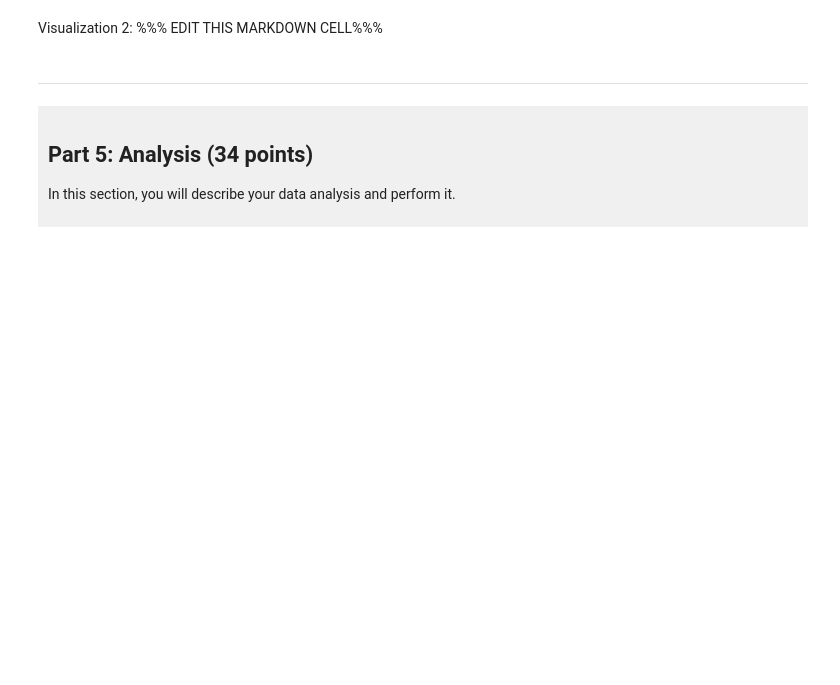
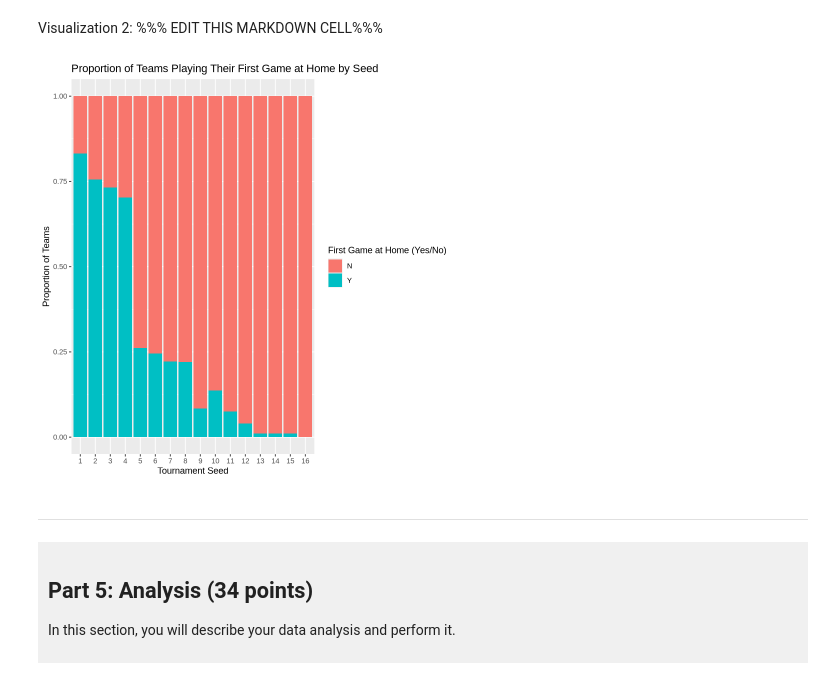
Before and after one commit to SurabhiP2/dsci-100-project-surabhi-phadke, a Jupyter notebook: dsci-100-project-notebook.ipynb, the cells around one changed output. Drawn from its saved outputs; the diff is of its cells as text; code cells hidden in the pictures; blank space fills up the shorter version.

```diff
--- a/dsci-100-project-notebook.ipynb
+++ b/dsci-100-project-notebook.ipynb
@@ -326,7 +395,17 @@ Visualization 1: %%% EDIT THIS MARKDOWN CELL%%%
 # %% [markdown]
 Visualization 2: %%% EDIT THIS MARKDOWN CELL%%%
 # %%
-### EDIT THIS CODE CELL FOR VISUALIZATION 2###
+seed_bar_plot <- march_madness_tidy |>
+    ggplot(aes(x = as.factor(seed), fill = first_game_at_home))+
+    geom_bar(position = "fill")+
+    labs(x = "Tournament Seed",
+         y = "Proportion of Teams",
+         fill = "First Game at Home (Yes/No)",
+         title = "Proportion of Teams Playing Their First Game at Home by Seed")
+
+seed_bar_plot
+# %% [output]
+[figure, added]
 # %% [markdown]
 ------
 # %% [markdown]
```
Also changed, not shown: parts of 7 cells of this notebook.
